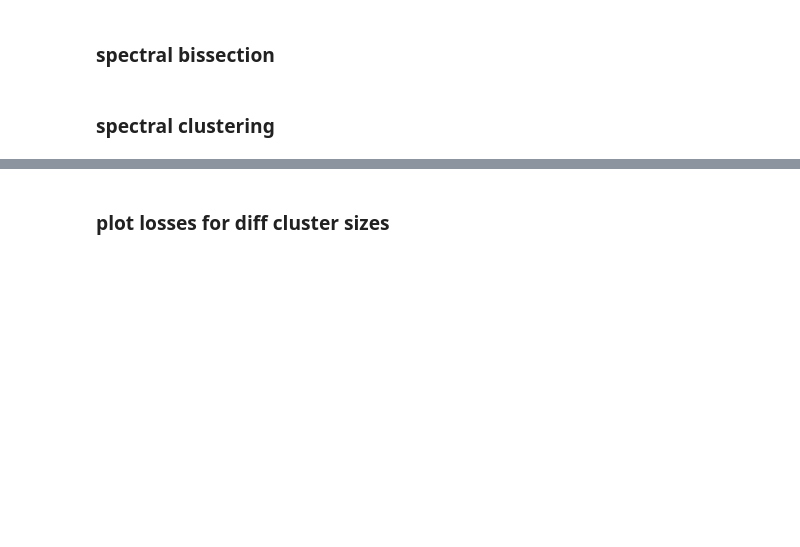
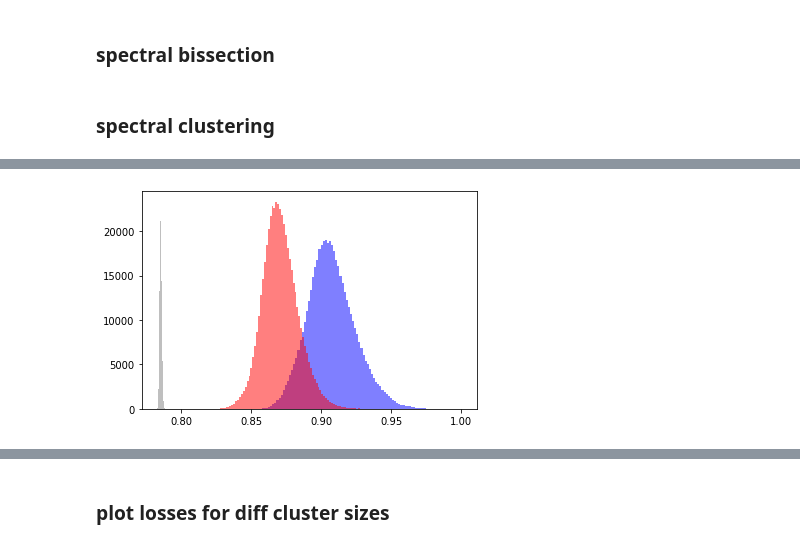
Before and after one commit to djunamay/ABCA7lof2, a Jupyter notebook: 08-processing_gsets.ipynb, the cells around one changed output, grey strips where cells are left out. Saved outputs shown, nothing was run; the diff lists cells and outputs as text; code cells hidden in the pictures; blank space fills up the shorter version.

```diff
--- a/08-processing_gsets.ipynb
+++ b/08-processing_gsets.ipynb
@@ -297,0 +310,9 @@ plt.savefig('./pdf_figures/KL_jaccard1.pdf')
+# %%
+kl_RI = np.empty((N,N))
+get_all_rands(kl_RI, N, kl_labs)
+# %%
+met_RI = np.empty((N,N))
+get_all_rands(met_RI, N, metis_labs)
+# %%
+rand_RI = np.empty((N,N))
+get_all_rands(rand_RI, N, labs_rand)
@@ -297,0 +324,9 @@ plt.savefig('./pdf_figures/KL_jaccard1.pdf')
+# %%
+plt.hist(rand_RI[np.tril_indices_from(rand_RI, k=-1)],bins=100, color='grey', alpha=0.5)
+
+plt.hist(met_RI[np.tril_indices_from(met_RI, k=-1)],bins=100, color='blue', alpha=0.5)
+plt.hist(kl_RI[np.tril_indices_from(kl_RI, k=-1)],bins=100, color='red', alpha=0.5)
+
+None
+# %% [output]
+[figure, added]
```
Also changed, not shown: parts of 57 cells of this notebook, 1 other file.
